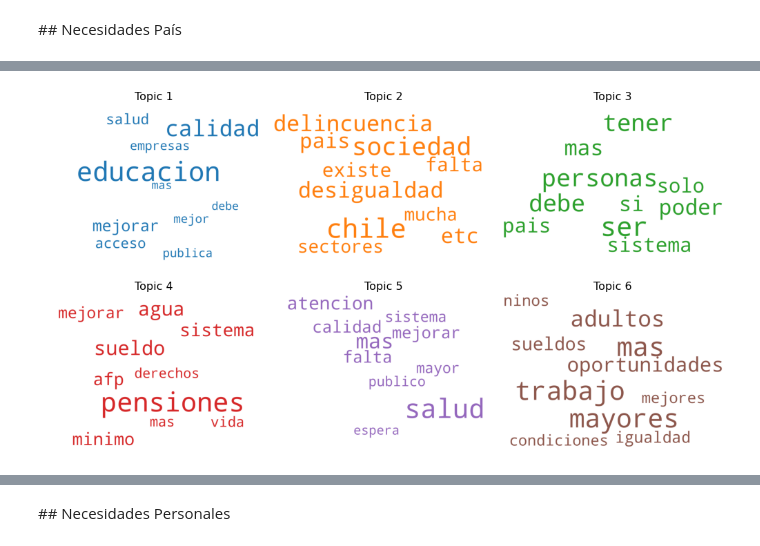
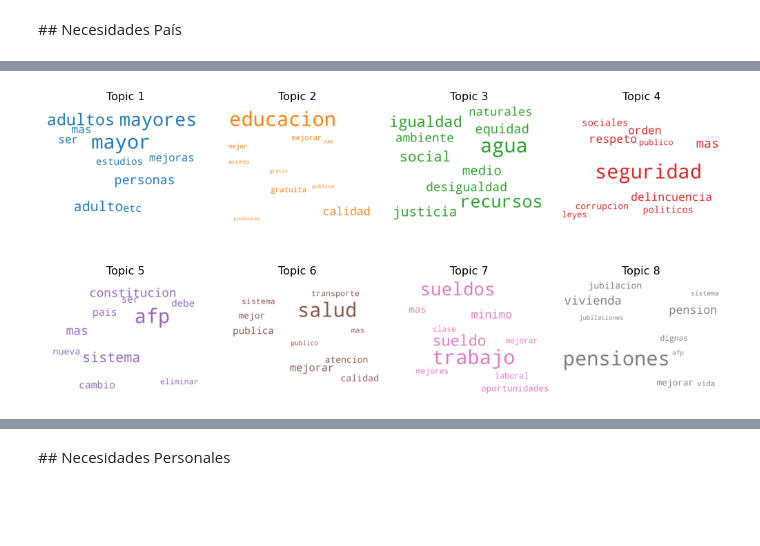
Before and after one commit to ECQQ/nemotion, a Jupyter notebook: Analisis de Topicos - Necesidades.ipynb, the cells around one changed output, grey strips where cells are left out. Saved outputs shown, nothing was run; the diff lists cells and outputs as text; code cells hidden in the pictures; blank space fills up the shorter version.

Commit message:
new needs pipeline

```diff
--- a/Analisis de Topicos - Necesidades.ipynb
+++ b/Analisis de Topicos - Necesidades.ipynb
@@ -39 +70,9 @@ tokens = np.array([literal_eval(token) for token in needs.exp_tokens])
+# %%
+all_needs['name_exp'] = all_needs.apply(lambda x: concat_cols(x), 1)
+# %%
+all_needs['name_exp'] = all_needs['name_exp'].apply(lambda x: [xx for xx in x if xx != 'NR'])
+# %%
+needs = all_needs[~all_needs['name_exp'].isna()].copy()
+# %%
+tokens = needs.name_exp.values
 # %%
@@ -54,7 +107,7 @@ plot_hprms(coherence_values)
 # %%
-#lda_model = model_list[max_ix] #Best LDA Model
-lda_model = gensim.models.LdaMulticore.load('models/{}_lda.model'.format(question)) #If best model was saved.
+lda_model = model_list[max_ix] #Best LDA Model
+# lda_model = gensim.models.LdaMulticore.load('models/{}_lda.model'.format(question)) #If best model was saved.
 plot_words_intopic(lda_model)
 # %% [output]
-[figure, old version]
+[figure, new version]
 # %%
```
Also changed, not shown: parts of 27 cells of this notebook, 15 other files.
